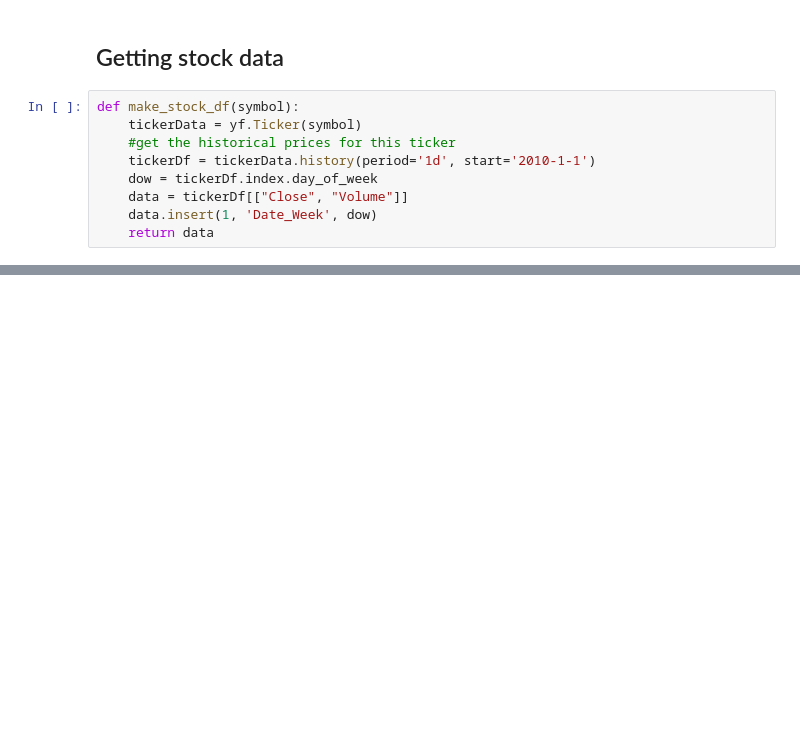
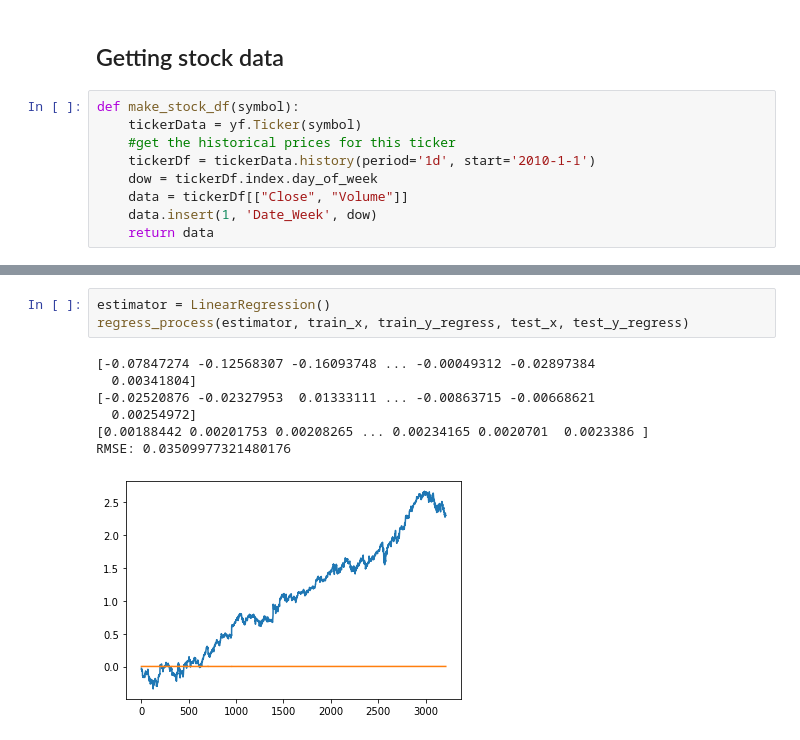
Before and after one commit to frankie-2nfro-com/stock_simple_prediction, a Jupyter notebook: data_preparation.ipynb, the cells around one changed output, grey strips where cells are left out. Saved outputs shown, nothing was run; the diff lists cells and outputs as text; blank space fills up the shorter version.

```diff
--- a/data_preparation.ipynb
+++ b/data_preparation.ipynb
@@ -147,0 +283,11 @@ Name: 2d_before_close, Length: 3212, dtype: float64
+# %%
+estimator = LinearRegression()
+regress_process(estimator, train_x, train_y_regress, test_x, test_y_regress)
+# %% [output]
+[-0.07847274 -0.12568307 -0.16093748 ... -0.00049312 -0.02897384
+  0.00341804]
+[-0.02520876 -0.02327953  0.01333111 ... -0.00863715 -0.00668621
+  0.00254972]
+[0.00188442 0.00201753 0.00208265 ... 0.00234165 0.0020701  0.0023386 ]
+RMSE: 0.03509977321480176
+[figure, added]
```
Also changed, not shown: parts of 21 cells of this notebook, 1 other file.
